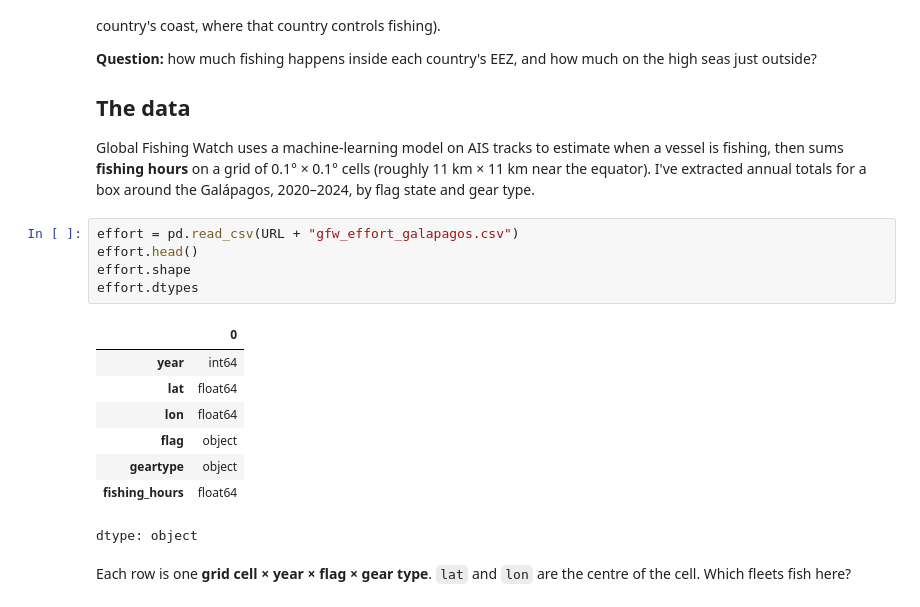
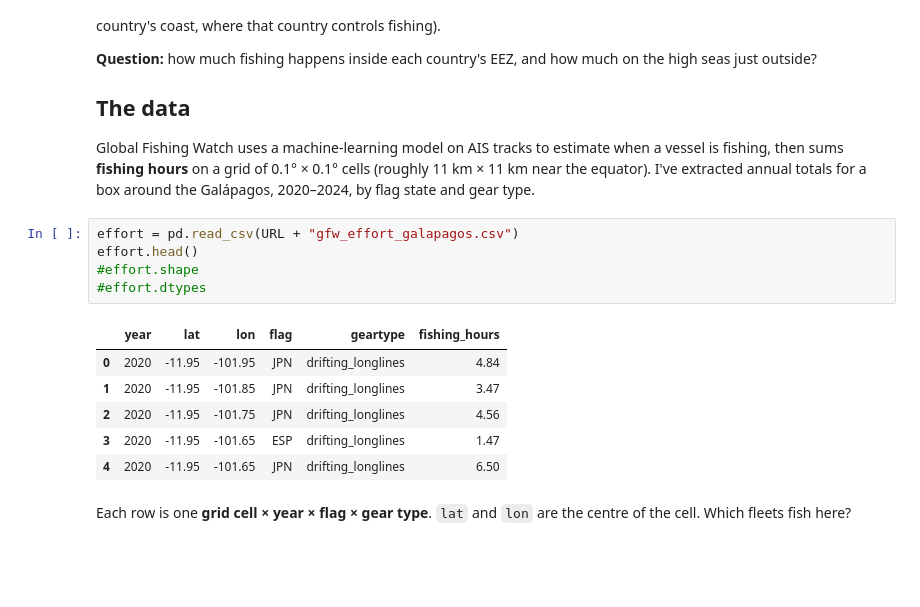
Before and after one commit to ellaxcode/QM2, a Jupyter notebook: notebooks/w03_spatial_data.ipynb, the cells around one changed output. Cells and saved outputs as stored; diff of their text form; blank space fills up the shorter version.

```diff
--- a/notebooks/w03_spatial_data.ipynb
+++ b/notebooks/w03_spatial_data.ipynb
@@ -51,17 +51,15 @@ Global Fishing Watch uses a machine-learning model on AIS tracks to estimate whe
 # %%
 effort = pd.read_csv(URL + "gfw_effort_galapagos.csv")
 effort.head()
-effort.shape
-effort.dtypes
+#effort.shape
+#effort.dtypes
 # %% [output]
-|  | 0 |
-| year | int64 |
-| lat | float64 |
-| lon | float64 |
-| flag | object |
-| geartype | object |
-| fishing_hours | float64 |
+|  | year | lat | lon | flag | geartype | fishing_hours |
+| 0 | 2020 | -11.95 | -101.95 | JPN | drifting_longlines | 4.84 |
+| 1 | 2020 | -11.95 | -101.85 | JPN | drifting_longlines | 3.47 |
+| 2 | 2020 | -11.95 | -101.75 | JPN | drifting_longlines | 4.56 |
+| 3 | 2020 | -11.95 | -101.65 | ESP | drifting_longlines | 1.47 |
+| 4 | 2020 | -11.95 | -101.65 | JPN | drifting_longlines | 6.50 |
-dtype: object
 # %% [markdown]
 Each row is one **grid cell × year × flag × gear type**. `lat` and `lon` are the centre of the cell. Which fleets fish here?
 # %%
```
Also changed, not shown: parts of 11 cells of this notebook.
